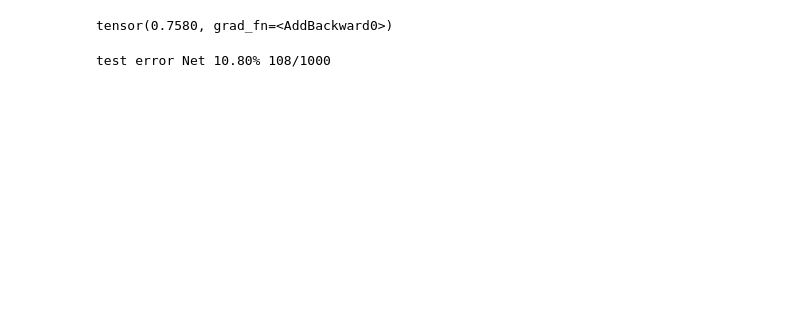
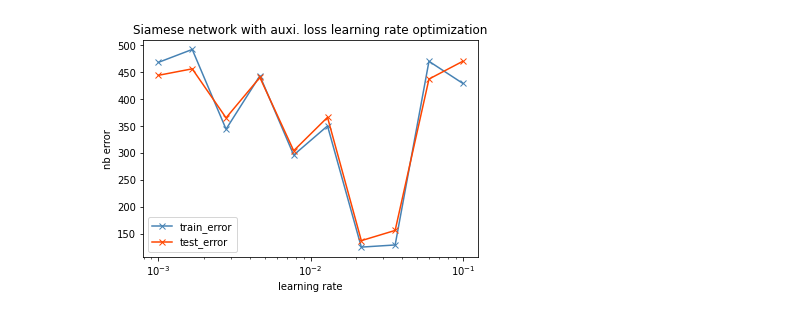
Before and after one commit to valentinoli/deep-learning-project-1, a Jupyter notebook: project_1.ipynb, the cells around one changed output. Cells and saved outputs as stored; diff of their text form; code cells hidden in the pictures; blank space fills up the shorter version.

```diff
--- a/project_1.ipynb
+++ b/project_1.ipynb
@@ -101,11 +140 @@ test_input, test_target, test_classes = \
-# %%
-train_model(Siamese, train_input, train_target, train_classes, learn_rate_= 2e-2, lambda_=0.1, mini_batch_size=mini_batch_size, nb_epochs = 25)
-# %% [output]
-tensor(0.7580, grad_fn=<AddBackward0>)
-# %%
-nb_test_errors = compute_nb_errors(Siamese, test_input, test_target, mini_batch_size)
-print('test error Net {:0.2f}% {:d}/{:d}'.format((100 * nb_test_errors) / test_input.size(0),
-                                                  nb_test_errors, test_input.size(0)))
-# %% [output]
-test error Net 10.80% 108/1000
 # %%
@@ -124,2 +152,14 @@ for lbd in lambdas:
     train_error.append(compute_nb_errors(Siamese, train_input, train_target, mini_batch_size))
     test_error.append(compute_nb_errors(Siamese, test_input, test_target, mini_batch_size))
+# %%
+fig = plt.figure()
+plt.semilogx(learn_rates, train_error,c='steelblue',label="train_error", marker='x')
+plt.semilogx(learn_rates, test_error,c='orangered', label="test_error", marker='x')
+plt.title("Siamese network with auxi. loss learning rate optimization")
+plt.xlabel("learning rate")
+plt.ylabel("nb error")
+plt.legend()
+plt.show()
+fig.savefig("siame_auxi_lr.pdf") # Use fig. here
+# %% [output]
+[figure, added]
```
Also changed, not shown: parts of 18 cells of this notebook.
